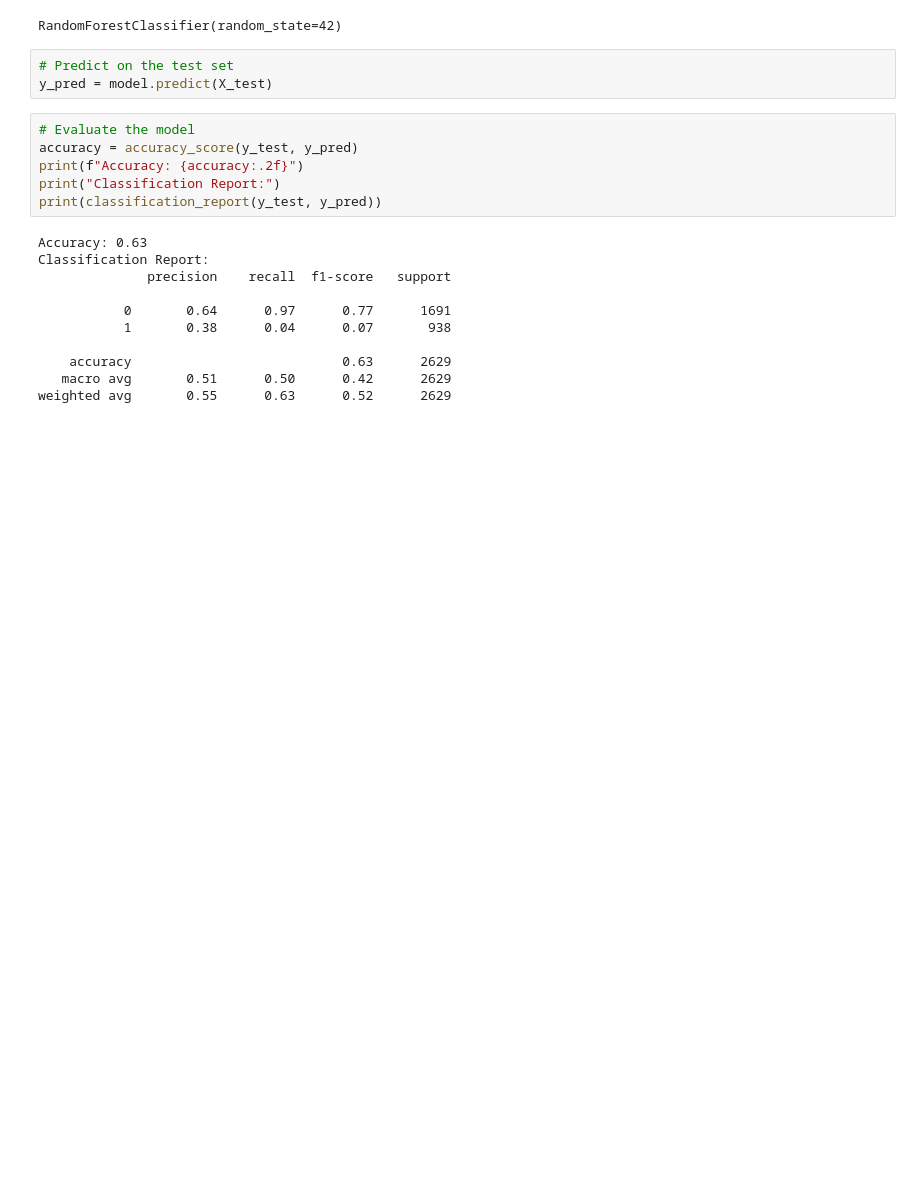
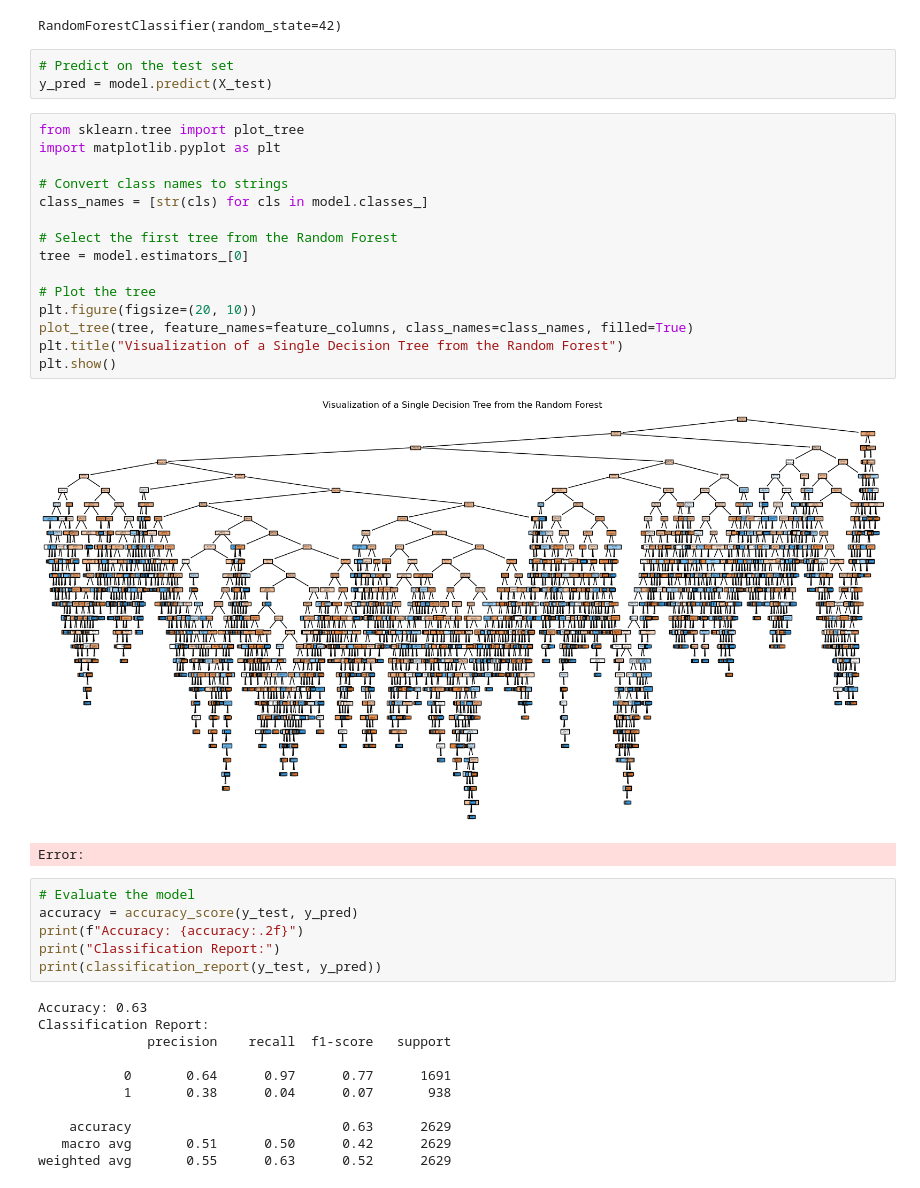
Before and after one commit to guppynib/group3-project2-03062025, a Jupyter notebook: Random_Forest/Random_Forest.ipynb, the cells around one changed output. Saved outputs shown, nothing was run; the diff lists cells and outputs as text; blank space fills up the shorter version.

Commit message:
Updated Readme and Randomforest

```diff
--- a/Random_Forest/Random_Forest.ipynb
+++ b/Random_Forest/Random_Forest.ipynb
@@ -48,6 +48,24 @@ RandomForestClassifier(random_state=42)
 # %%
 # Predict on the test set
 y_pred = model.predict(X_test)
+# %%
+from sklearn.tree import plot_tree
+import matplotlib.pyplot as plt
+
+# Convert class names to strings
+class_names = [str(cls) for cls in model.classes_]
+
+# Select the first tree from the Random Forest
+tree = model.estimators_[0]
+
+# Plot the tree
+plt.figure(figsize=(20, 10))
+plot_tree(tree, feature_names=feature_columns, class_names=class_names, filled=True)
+plt.title("Visualization of a Single Decision Tree from the Random Forest")
+plt.show()
+# %% [output]
+[figure, added]
+Error:
 # %%
 # Evaluate the model
 accuracy = accuracy_score(y_test, y_pred)
```
Also changed, not shown: parts of 1 cell of this notebook, 1 other file.
